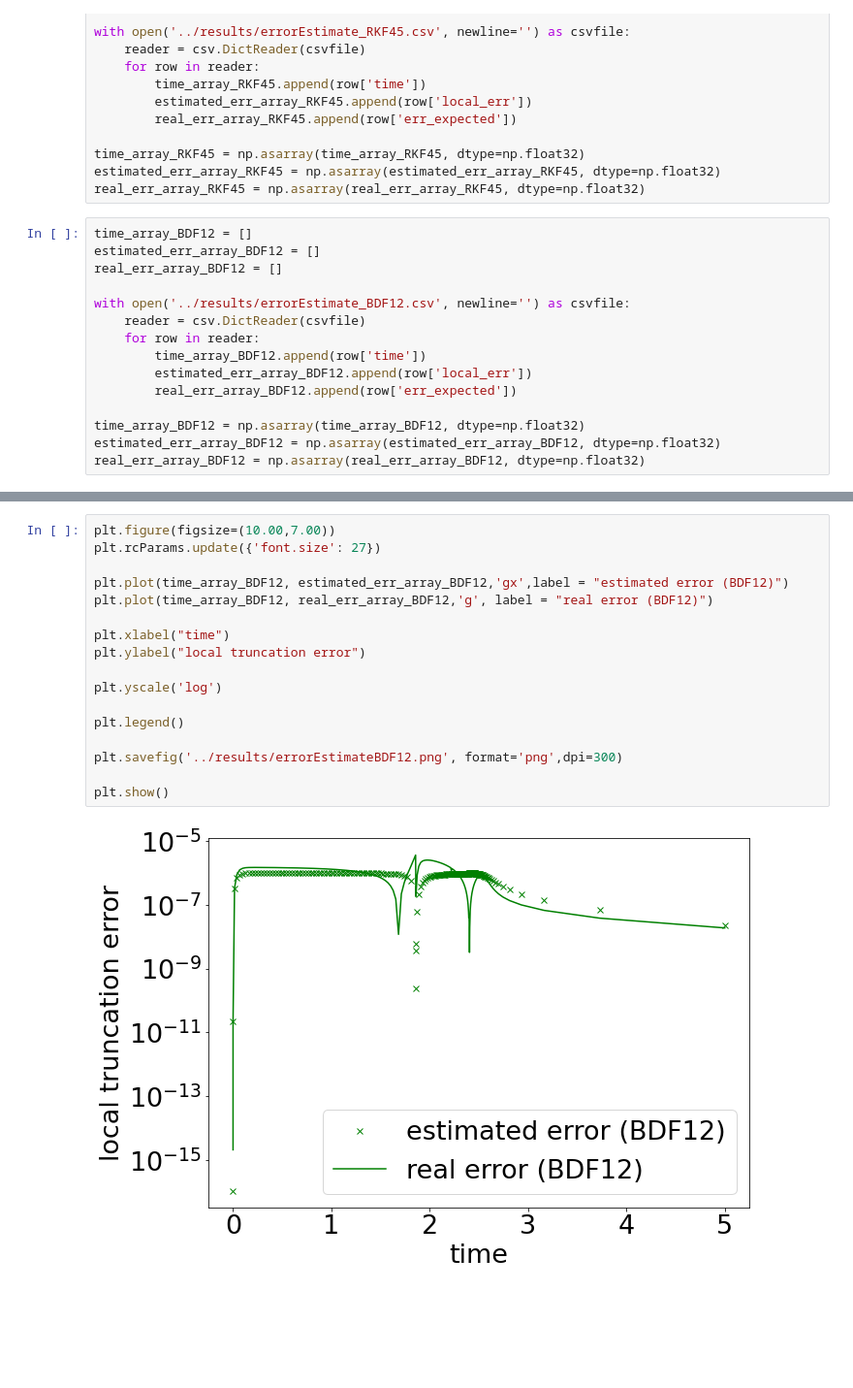
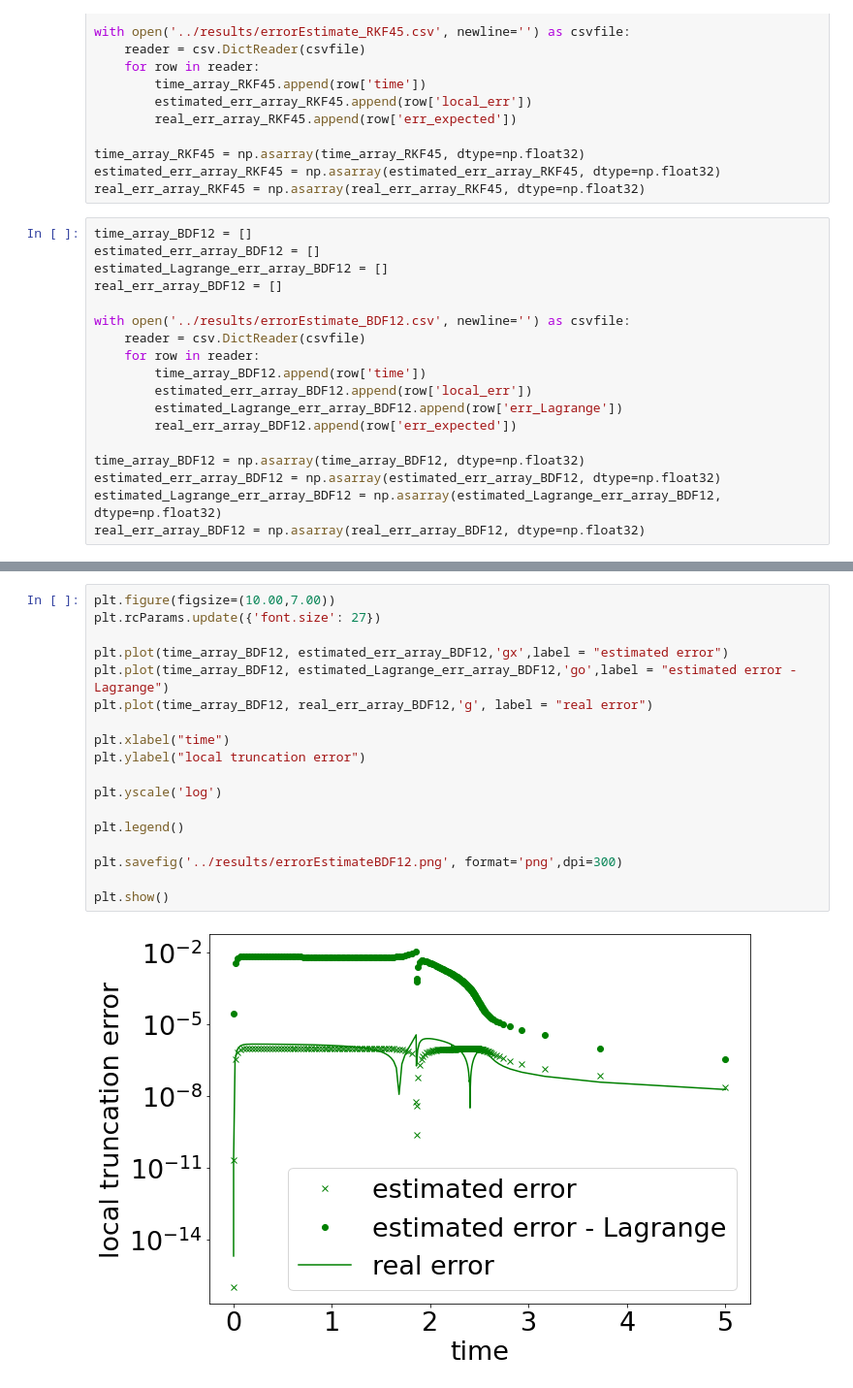
Before and after one commit to le-raffael/AdaptiveTimeSteppingSEAS, a Jupyter notebook: rate_and_state/scriptsResults/AnalysisErrorEstimate.ipynb, the cells around one changed output, grey strips where cells are left out. Shown: that part at 97% size. Drawn from its saved outputs; the diff is of its cells as text; blank space fills up the shorter version.

Commit message:
added Lagrangian error estimate to 0D simulation + adaptive BDF order

```diff
--- a/rate_and_state/scriptsResults/AnalysisErrorEstimate.ipynb
+++ b/rate_and_state/scriptsResults/AnalysisErrorEstimate.ipynb
@@ -22,6 +22,7 @@ real_err_array_RKF45 = np.asarray(real_err_array_RKF45, dtype=np.float32)
 # %%
 time_array_BDF12 = []
 estimated_err_array_BDF12 = []
+estimated_Lagrange_err_array_BDF12 = []
 real_err_array_BDF12 = []
 
 with open('../results/errorEstimate_BDF12.csv', newline='') as csvfile:
@@ -29,10 +30,12 @@ with open('../results/errorEstimate_BDF12.csv', newline='') as csvfile:
     for row in reader:
         time_array_BDF12.append(row['time'])
         estimated_err_array_BDF12.append(row['local_err'])
+        estimated_Lagrange_err_array_BDF12.append(row['err_Lagrange'])
         real_err_array_BDF12.append(row['err_expected'])
 
 time_array_BDF12 = np.asarray(time_array_BDF12, dtype=np.float32)
 estimated_err_array_BDF12 = np.asarray(estimated_err_array_BDF12, dtype=np.float32)
+estimated_Lagrange_err_array_BDF12 = np.asarray(estimated_Lagrange_err_array_BDF12, dtype=np.float32)
 real_err_array_BDF12 = np.asarray(real_err_array_BDF12, dtype=np.float32)
 # %%
 time_array_BDF23 = []
@@ -71,22 +77,23 @@ plt.show()
 # %%
 plt.figure(figsize=(10.00,7.00))
 plt.rcParams.update({'font.size': 27})
 
-plt.plot(time_array_BDF12, estimated_err_array_BDF12,'gx',label = "estimated error (BDF12)")
-plt.plot(time_array_BDF12, real_err_array_BDF12,'g', label = "real error (BDF12)")
+plt.plot(time_array_BDF12, estimated_err_array_BDF12,'gx',label = "estimated error")
+plt.plot(time_array_BDF12, estimated_Lagrange_err_array_BDF12,'go',label = "estimated error - Lagrange")
+plt.plot(time_array_BDF12, real_err_array_BDF12,'g', label = "real error")
 
 plt.xlabel("time")
 plt.ylabel("local truncation error")
 
 plt.yscale('log')
 
 plt.legend()
 
 plt.savefig('../results/errorEstimateBDF12.png', format='png',dpi=300)
 
 plt.show()
 # %% [output]
-[figure, old version]
+[figure, new version]
 # %%
 plt.figure(figsize=(10.00,7.00))
 plt.rcParams.update({'font.size': 27})
```
Also changed, not shown: parts of 3 cells of this notebook, 46 other files.
